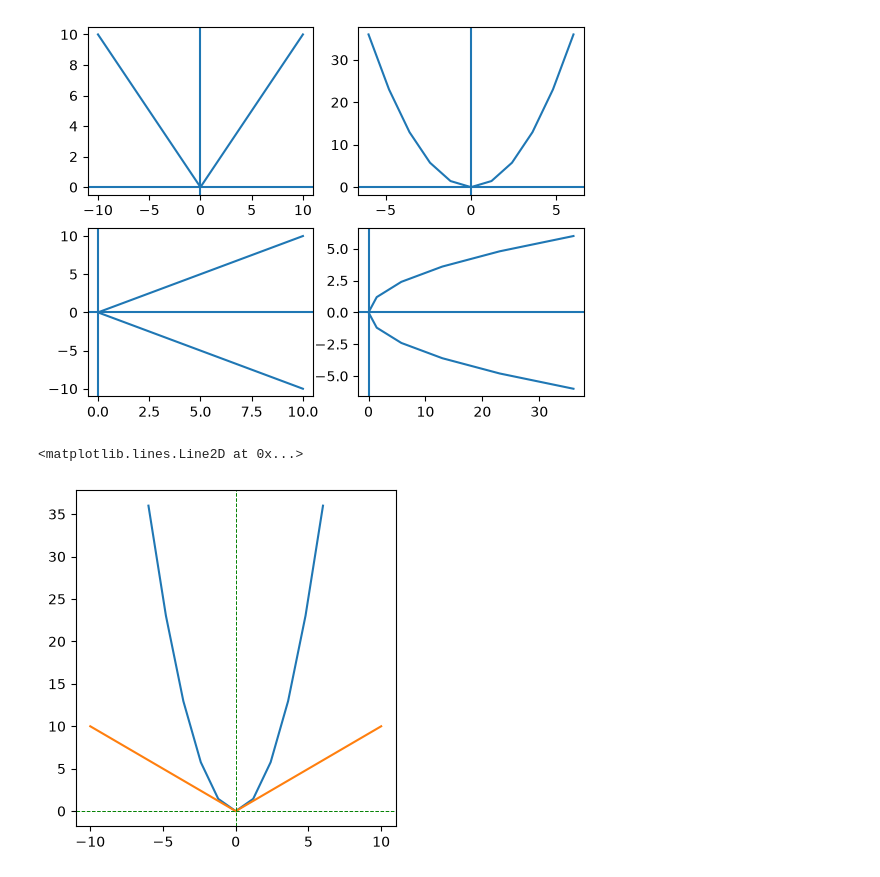
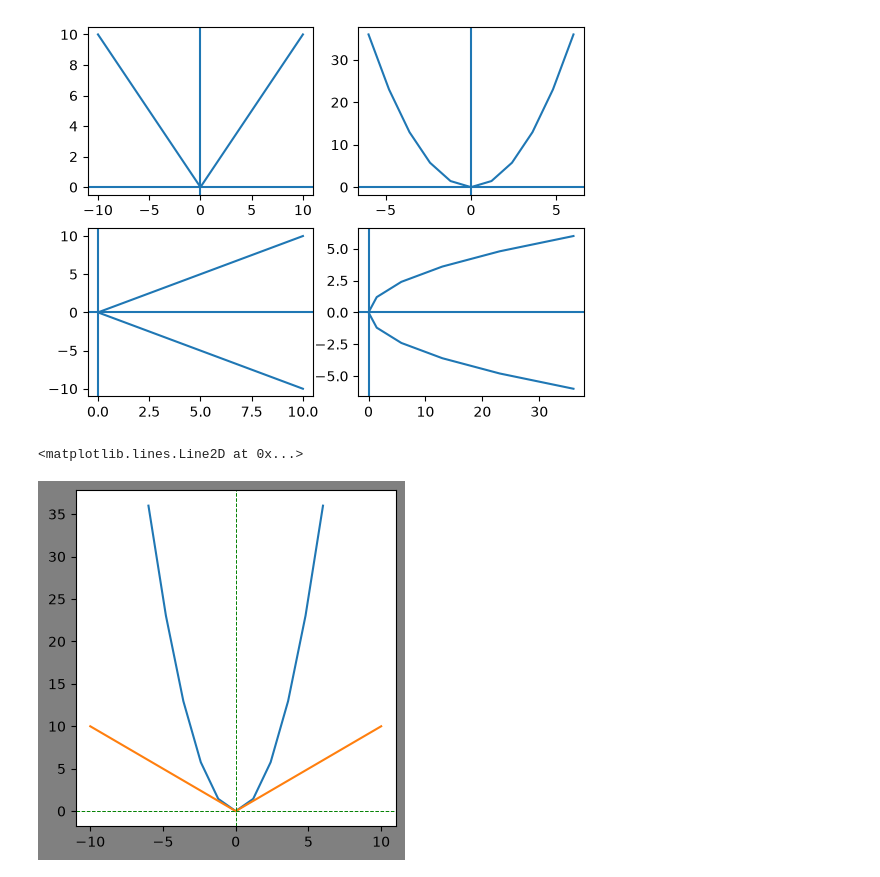
Before and after one commit to chetanghunavat12800/Pyhton-Datascience, a Jupyter notebook: Data_visualization/basics_of_matplotlib01.ipynb, the cells around one changed output. Drawn from its saved outputs; the diff is of its cells as text; code cells hidden in the pictures.

```diff
--- a/Data_visualization/basics_of_matplotlib01.ipynb
+++ b/Data_visualization/basics_of_matplotlib01.ipynb
@@ -68,12 +68,12 @@ plt.axvline(0)
 <matplotlib.lines.Line2D at 0x...>
 [figure]
 # %%
-fig=plt.figure()
+fig=plt.figure(facecolor='grey',edgecolor='red')
 axis1=fig.add_axes([0.5,0.1,0.5,0.7])
 axis1.plot(t,s)
 axis1.plot(x,y)
 plt.axhline(0, color="green", linestyle="--",linewidth=0.7)
 plt.axvline(0, color="green", linestyle="--",linewidth=0.7)
 # %% [output]
 <matplotlib.lines.Line2D at 0x...>
-[figure, old version]
+[figure, new version]
```
Also changed, not shown: parts of 9 cells of this notebook, 5 other files.
